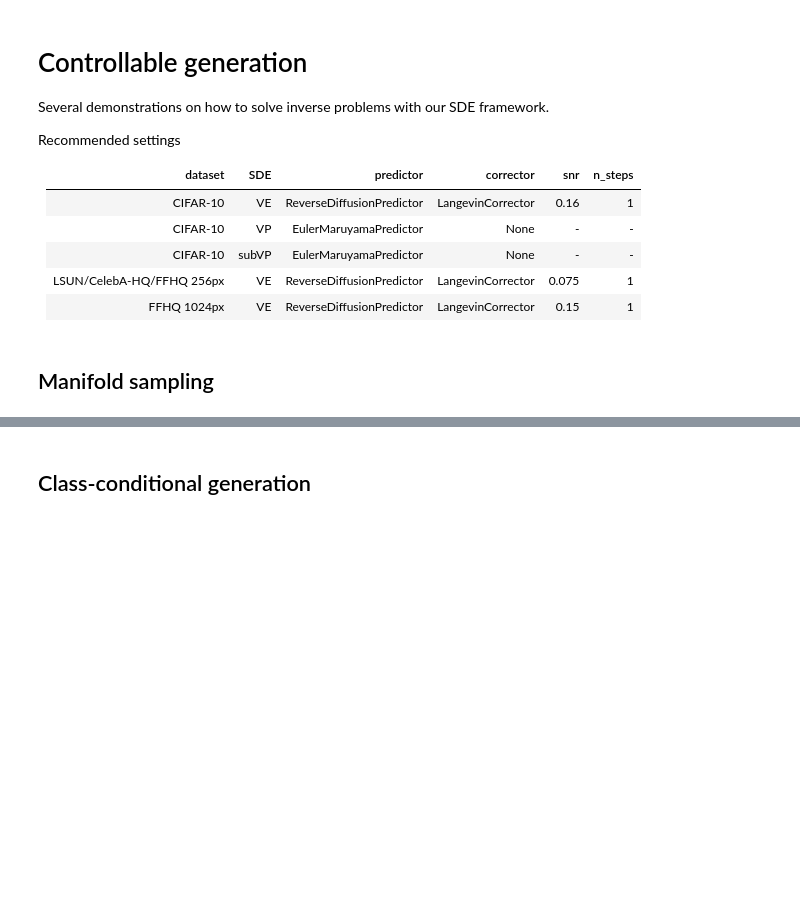
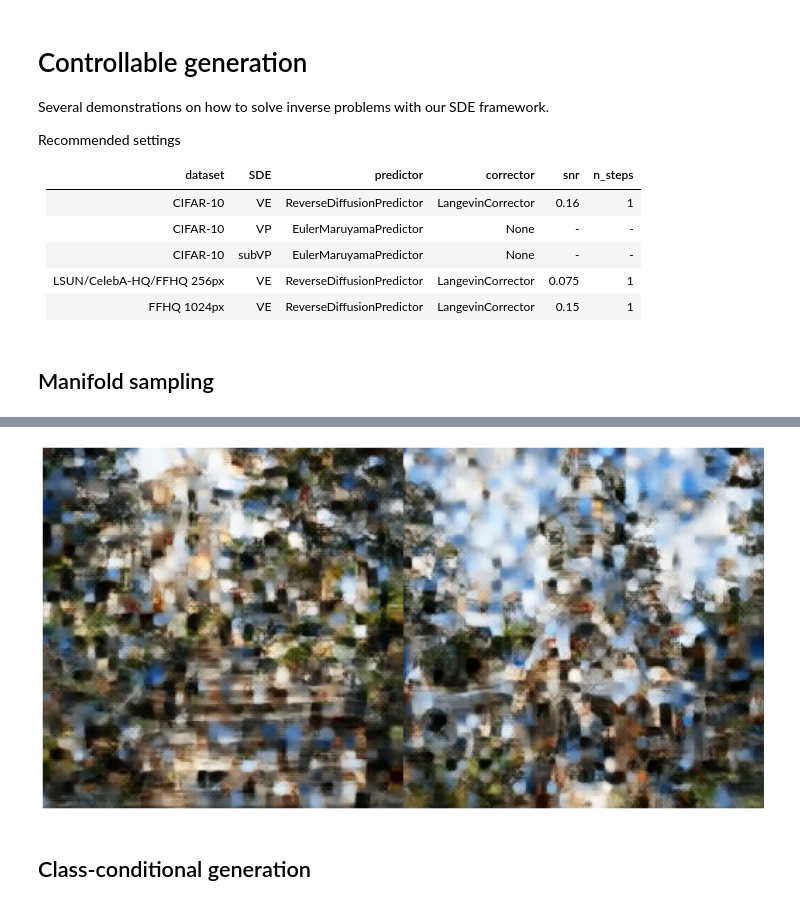
Before and after one commit to samsartor/score_sde, a Jupyter notebook: Score_SDE_demo_PyTorch.ipynb, the cells around one changed output, grey strips where cells are left out. Drawn from its saved outputs; the diff is of its cells as text; code cells hidden in the pictures; blank space fills up the shorter version.

```diff
--- a/Score_SDE_demo_PyTorch.ipynb
+++ b/Score_SDE_demo_PyTorch.ipynb
@@ -352,0 +349,8 @@ WARNING:matplotlib.image:Clipping input data to the valid range for imshow with
+# %%
+t = 0.3
+mean, std = sde.marginal_prob(z, torch.full(z.shape[0:1], t).to(config.device))
+perturbed_z = mean + std[:, None, None, None] * torch.randn_like(z)
+
+recons = svae.decode(perturbed_z)
+show_samples(recons)
+# %% [output]
@@ -353,3 +358,4 @@ WARNING:matplotlib.image:Clipping input data to the valid range for imshow with
+[figure, added]
 # %% [markdown]
 ## Class-conditional generation
 # %% [markdown]
```
Also changed, not shown: parts of 6 cells of this notebook, 6 other files.
